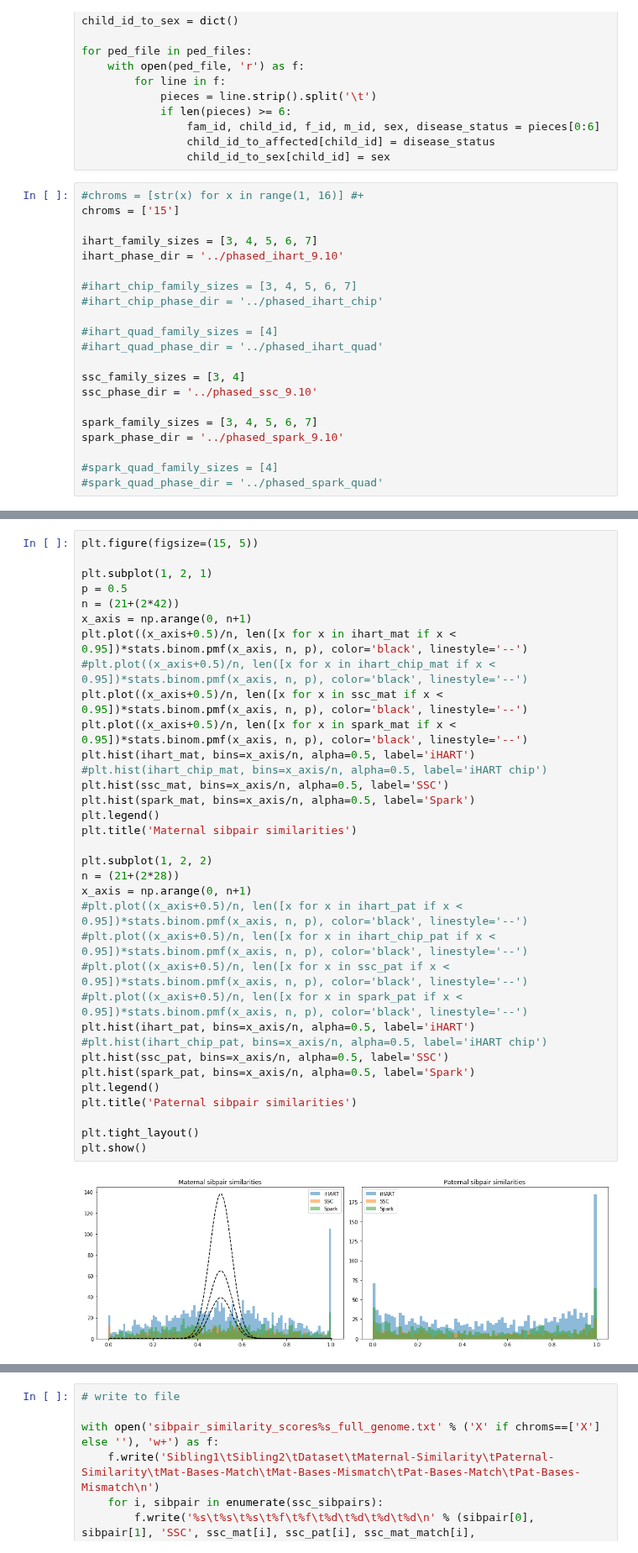
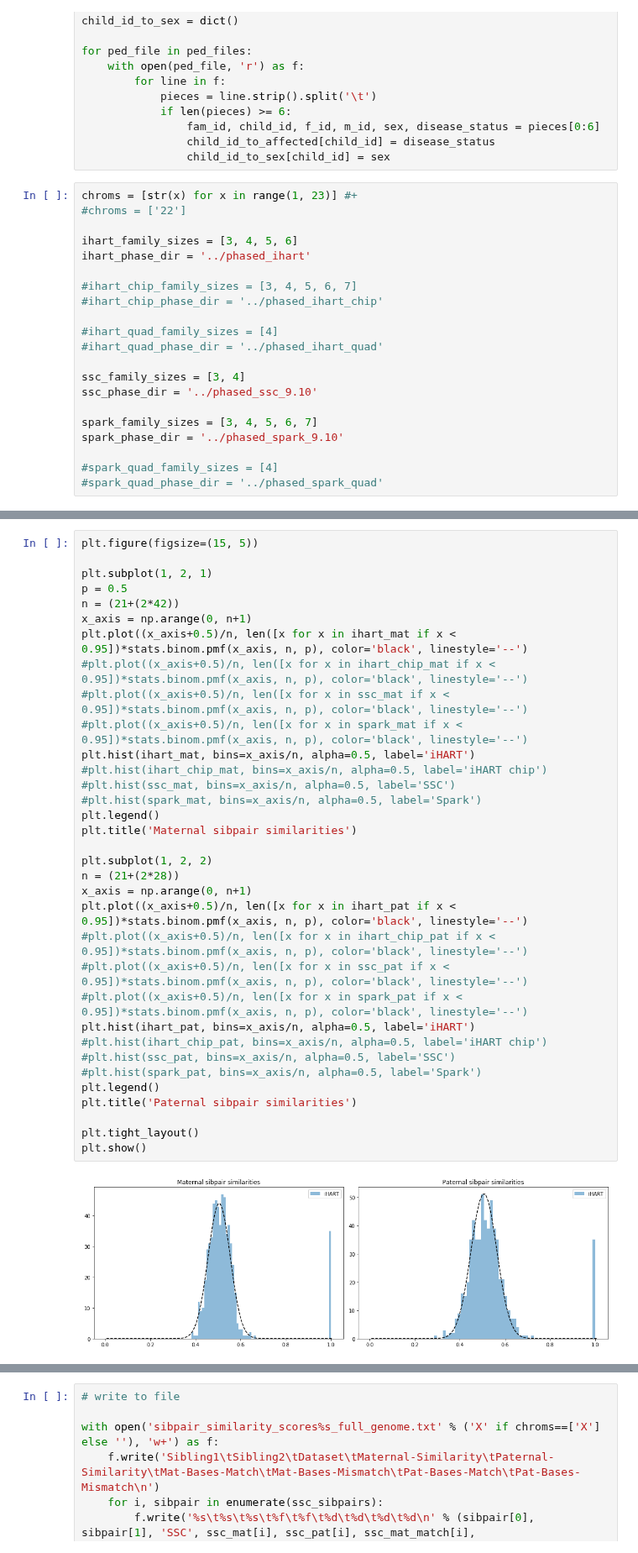
Before and after one commit to kpaskov/PhasingFamilies, a Jupyter notebook: analysis/Sibpair-Similarity.ipynb, the cells around one changed output, grey strips where cells are left out. Shown at 84% size. Saved outputs shown, nothing was run; the diff lists cells and outputs as text.

```diff
--- a/analysis/Sibpair-Similarity.ipynb
+++ b/analysis/Sibpair-Similarity.ipynb
@@ -26,11 +26,11 @@ for ped_file in ped_files:
                 child_id_to_affected[child_id] = disease_status
                 child_id_to_sex[child_id] = sex
 # %%
-#chroms = [str(x) for x in range(1, 16)] #+
-chroms = ['15']
+chroms = [str(x) for x in range(1, 23)] #+
+#chroms = ['22']
 
-ihart_family_sizes = [3, 4, 5, 6, 7]
-ihart_phase_dir = '../phased_ihart_9.10'
+ihart_family_sizes = [3, 4, 5, 6]
+ihart_phase_dir = '../phased_ihart'
 
 #ihart_chip_family_sizes = [3, 4, 5, 6, 7]
 #ihart_chip_phase_dir = '../phased_ihart_chip'
@@ -403,39 +407,39 @@ spark_pat = spark_pat_match/(spark_pat_match+spark_pat_mismatch)
 # %%
 plt.figure(figsize=(15, 5))
 
 plt.subplot(1, 2, 1)
 p = 0.5
 n = (21+(2*42))
 x_axis = np.arange(0, n+1)
 plt.plot((x_axis+0.5)/n, len([x for x in ihart_mat if x < 0.95])*stats.binom.pmf(x_axis, n, p), color='black', linestyle='--')
 #plt.plot((x_axis+0.5)/n, len([x for x in ihart_chip_mat if x < 0.95])*stats.binom.pmf(x_axis, n, p), color='black', linestyle='--')
-plt.plot((x_axis+0.5)/n, len([x for x in ssc_mat if x < 0.95])*stats.binom.pmf(x_axis, n, p), color='black', linestyle='--')
-plt.plot((x_axis+0.5)/n, len([x for x in spark_mat if x < 0.95])*stats.binom.pmf(x_axis, n, p), color='black', linestyle='--')
+#plt.plot((x_axis+0.5)/n, len([x for x in ssc_mat if x < 0.95])*stats.binom.pmf(x_axis, n, p), color='black', linestyle='--')
+#plt.plot((x_axis+0.5)/n, len([x for x in spark_mat if x < 0.95])*stats.binom.pmf(x_axis, n, p), color='black', linestyle='--')
 plt.hist(ihart_mat, bins=x_axis/n, alpha=0.5, label='iHART')
 #plt.hist(ihart_chip_mat, bins=x_axis/n, alpha=0.5, label='iHART chip')
-plt.hist(ssc_mat, bins=x_axis/n, alpha=0.5, label='SSC')
-plt.hist(spark_mat, bins=x_axis/n, alpha=0.5, label='Spark')
+#plt.hist(ssc_mat, bins=x_axis/n, alpha=0.5, label='SSC')
+#plt.hist(spark_mat, bins=x_axis/n, alpha=0.5, label='Spark')
 plt.legend()
 plt.title('Maternal sibpair similarities')
 
 plt.subplot(1, 2, 2)
 n = (21+(2*28))
 x_axis = np.arange(0, n+1)
-#plt.plot((x_axis+0.5)/n, len([x for x in ihart_pat if x < 0.95])*stats.binom.pmf(x_axis, n, p), color='black', linestyle='--')
+plt.plot((x_axis+0.5)/n, len([x for x in ihart_pat if x < 0.95])*stats.binom.pmf(x_axis, n, p), color='black', linestyle='--')
 #plt.plot((x_axis+0.5)/n, len([x for x in ihart_chip_pat if x < 0.95])*stats.binom.pmf(x_axis, n, p), color='black', linestyle='--')
 #plt.plot((x_axis+0.5)/n, len([x for x in ssc_pat if x < 0.95])*stats.binom.pmf(x_axis, n, p), color='black', linestyle='--')
 #plt.plot((x_axis+0.5)/n, len([x for x in spark_pat if x < 0.95])*stats.binom.pmf(x_axis, n, p), color='black', linestyle='--')
 plt.hist(ihart_pat, bins=x_axis/n, alpha=0.5, label='iHART')
 #plt.hist(ihart_chip_pat, bins=x_axis/n, alpha=0.5, label='iHART chip')
-plt.hist(ssc_pat, bins=x_axis/n, alpha=0.5, label='SSC')
-plt.hist(spark_pat, bins=x_axis/n, alpha=0.5, label='Spark')
+#plt.hist(ssc_pat, bins=x_axis/n, alpha=0.5, label='SSC')
+#plt.hist(spark_pat, bins=x_axis/n, alpha=0.5, label='Spark')
 plt.legend()
 plt.title('Paternal sibpair similarities')
 
 plt.tight_layout()
 plt.show()
 # %% [output]
-[figure, old version]
+[figure, new version]
 # %%
 ihart_aut_aut_indices = np.array([child_id_to_affected[x[0]]=='2' and child_id_to_affected[x[1]]=='2' for x in ihart_sibpairs])
 ihart_aut_typ_indices = np.array([(child_id_to_affected[x[0]]=='2' and child_id_to_affected[x[1]]=='1') or (child_id_to_affected[x[0]]=='1' and child_id_to_affected[x[1]]=='2') for x in ihart_sibpairs])
```
Also changed, not shown: parts of 14 cells of this notebook, 5 other files.
